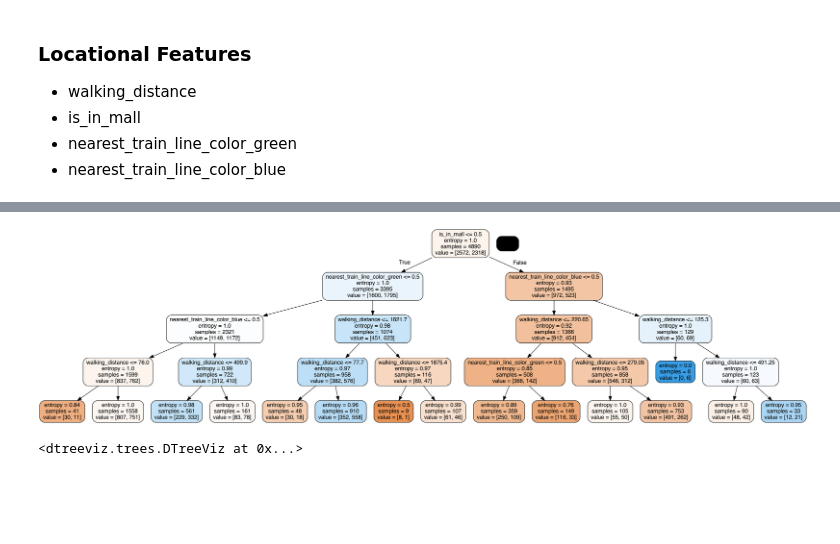
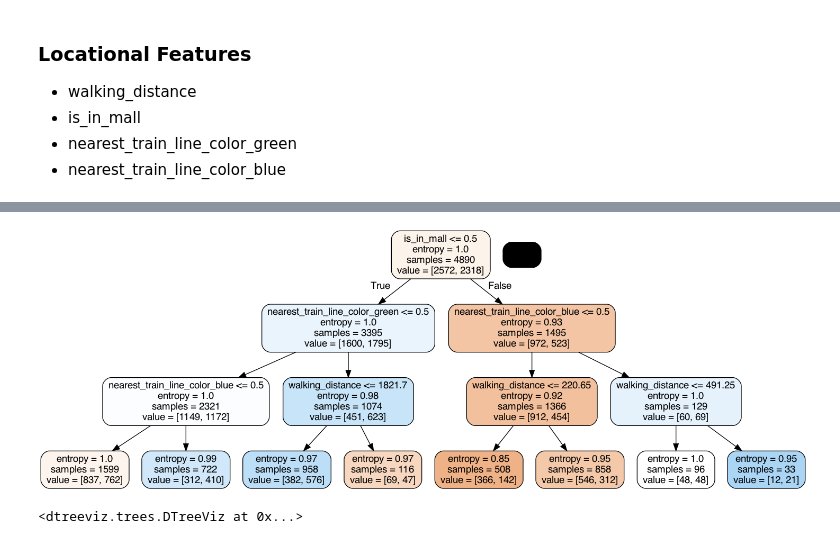
Before and after one commit to chinhockyang/restaurant_ratings_analysis, a Jupyter notebook: 08_ML_random_forest.ipynb, the cells around one changed output, grey strips where cells are left out. Drawn from its saved outputs; the diff is of its cells as text; code cells hidden in the pictures; blank space fills up the shorter version.

```diff
--- a/08_ML_random_forest.ipynb
+++ b/08_ML_random_forest.ipynb
@@ -1431,8 +1377,8 @@ ROC_AUC: 0.86785
 X_sub_1 = X[["average_sentiment_score", "img_uploaded_per_review"]].copy()
 # %%
 dt = DecisionTreeClassifier(
-    max_depth=4,
-    min_samples_leaf=4,
+    max_depth=3,
+    min_samples_leaf=13,
     criterion="entropy",
     random_state=2022,
 )
@@ -1533,18 +1479,18 @@ ROC_AUC: 0.59692
 # %%
 # Write the decision tree as a dot file
 visual_tree = dt
-export_graphviz(visual_tree, out_file = 'image/random_forest_sub_2.dot', feature_names = X_sub_2.columns,
+export_graphviz(visual_tree, out_file = 'image/dt_sub_2.dot', feature_names = X_sub_2.columns,
                 precision = 2, filled = True, rounded = True, max_depth = None)
 
 # Import the dot file to a graph and then convert to a png
-(graph, ) = pydot.graph_from_dot_file('image/random_forest_sub_2.dot')
+(graph, ) = pydot.graph_from_dot_file('image/dt_sub_2.dot')
 
 # MacOs need to brew install gprof2dot
-graph.write_png('image/random_forest_sub_2.png')
+graph.write_png('image/dt_sub_2.png')
 
-Image('image/random_forest_sub_2.png')
+Image('image/dt_sub_2.png')
 # %% [output]
-[figure, old version]
+[figure, new version]
 # %%
 viz_2 = dtreeviz(
     dt,
```
Also changed, not shown: parts of 39 cells of this notebook, 27 other files.
